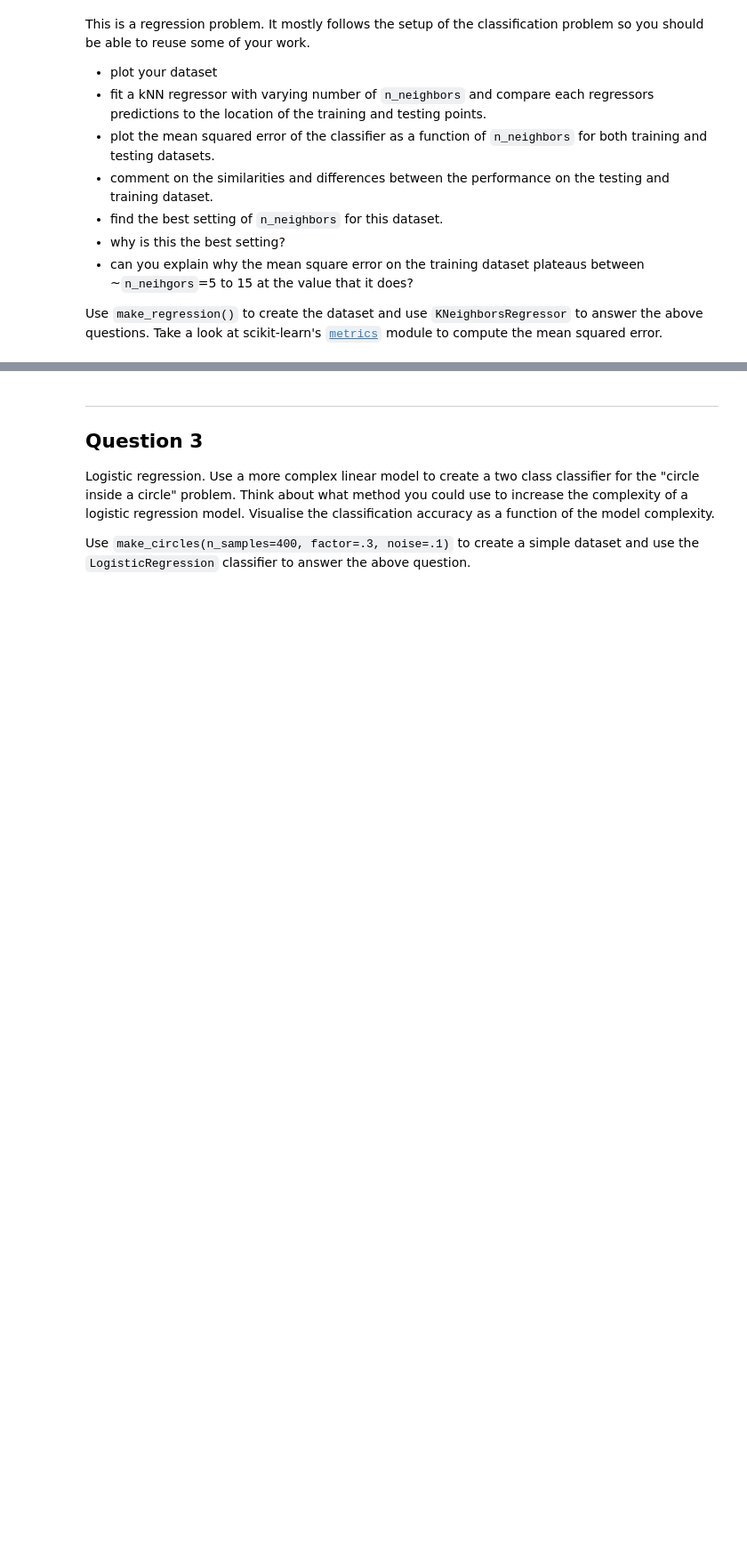
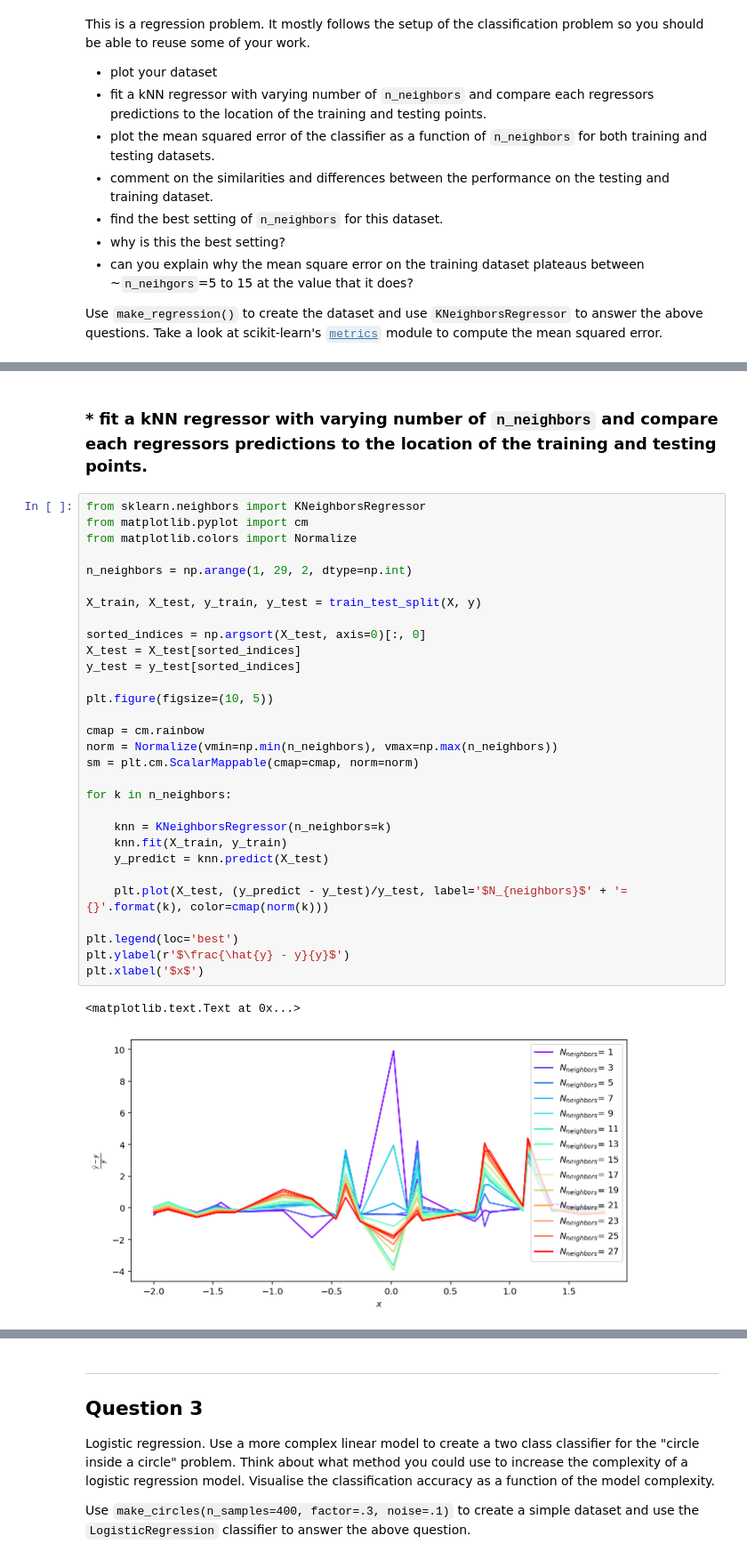
Before and after one commit to calispac/advanced-computing-2018, a Jupyter notebook: material/lecture-01/exercise.ipynb, the cells around one changed output, grey strips where cells are left out. Shown at 89% size. Saved outputs shown, nothing was run; the diff lists cells and outputs as text; blank space fills up the shorter version.

```diff
--- a/material/lecture-01/exercise.ipynb
+++ b/material/lecture-01/exercise.ipynb
@@ -213,0 +251,35 @@ def make_regression(n_samples=100, noise_level=0.8, random_state=2):
+# %% [markdown]
+### * fit a kNN regressor with varying number of `n_neighbors` and compare each regressors predictions to the location of the training and testing points.
+# %%
+from sklearn.neighbors import KNeighborsRegressor
+from matplotlib.pyplot import cm
+from matplotlib.colors import Normalize
+
+n_neighbors = np.arange(1, 29, 2, dtype=np.int)
+
+X_train, X_test, y_train, y_test = train_test_split(X, y)
+
+sorted_indices = np.argsort(X_test, axis=0)[:, 0]
+X_test = X_test[sorted_indices]
+y_test = y_test[sorted_indices]
+
+plt.figure(figsize=(10, 5))
+
+cmap = cm.rainbow
+norm = Normalize(vmin=np.min(n_neighbors), vmax=np.max(n_neighbors))
+sm = plt.cm.ScalarMappable(cmap=cmap, norm=norm)
+
+for k in n_neighbors:
+
+    knn = KNeighborsRegressor(n_neighbors=k)
+    knn.fit(X_train, y_train)
+    y_predict = knn.predict(X_test)
+
+    plt.plot(X_test, (y_predict - y_test)/y_test, label='$N_{neighbors}$' + '= {}'.format(k), color=cmap(norm(k)))
+
+plt.legend(loc='best')
+plt.ylabel(r'$\frac{\hat{y} - y}{y}$')
+plt.xlabel('$x$')
+# %% [output]
+<matplotlib.text.Text at 0x...>
+[figure, added]
```
Also changed, not shown: parts of 29 cells of this notebook, 1 other file.
